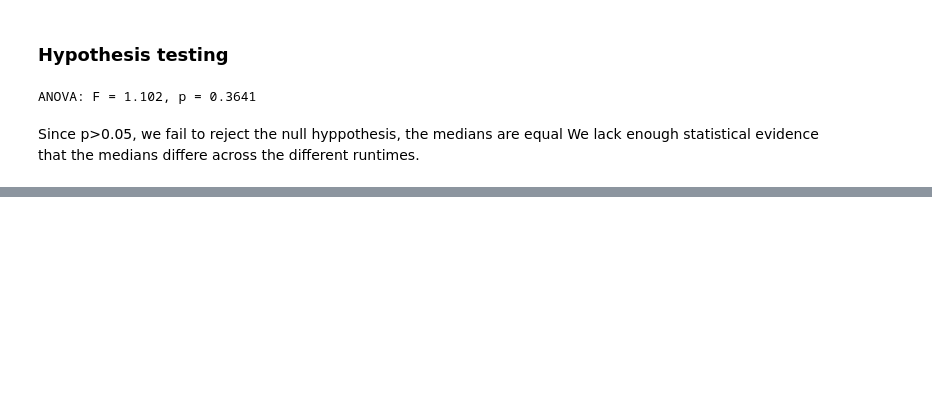
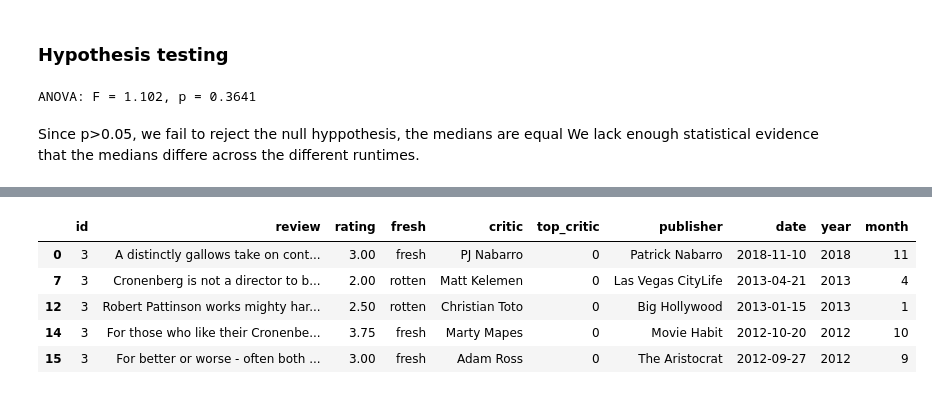
Before and after one commit to hildajerotich/GROUP-6-PHASE-2-PROJECT, a Jupyter notebook: student.ipynb, the cells around one changed output, grey strips where cells are left out. Saved outputs shown, nothing was run; the diff lists cells and outputs as text; code cells hidden in the pictures; blank space fills up the shorter version.

```diff
--- a/student.ipynb
+++ b/student.ipynb
@@ -571,0 +597,3 @@ df_rt_mov.to_csv('rt_mov_sorted.csv', index=False)
+# %%
+# Remove rows with missing or malformed data
+df_reviews = df_reviews.dropna(subset=['review', 'rating', 'critic', 'publisher'])
@@ -571,0 +630,35 @@ df_rt_mov.to_csv('rt_mov_sorted.csv', index=False)
+# %%
+import numpy as np
+
+def parse_rating(val):
+    if pd.isna(val):
+        return np.nan
+    if isinstance(val, str) and '/' in val:
+        try:
+            num, denom = val.split('/')
+            return float(num) / float(denom) * 5  # scale to 5 if needed
+        except:
+            return np.nan
+    try:
+        return float(val)
+    except:
+        return np.nan
+
+df_reviews['rating'] = df_reviews['rating'].apply(parse_rating).astype('float')
+# %%
+# convert 'date' to datetime
+df_reviews['date'] = pd.to_datetime(df_reviews['date'], errors='coerce')
+# Extract year and month into new columns
+df_reviews['year'] = df_reviews['date'].dt.year
+df_reviews['month'] = df_reviews['date'].dt.month
+# %%
+df_reviews = df_reviews.dropna()
+# %%
+df_reviews.head()
+# %% [output]
+|  | id | review | rating | fresh | critic | top_critic | publisher | date | year | month |
+| 0 | 3 | A distinctly gallows take on cont... | 3.00 | fresh | PJ Nabarro | 0 | Patrick Nabarro | 2018-11-10 | 2018 | 11 |
+| 7 | 3 | Cronenberg is not a director to b... | 2.00 | rotten | Matt Kelemen | 0 | Las Vegas CityLife | 2013-04-21 | 2013 | 4 |
+| 12 | 3 | Robert Pattinson works mighty har... | 2.50 | rotten | Christian Toto | 0 | Big Hollywood | 2013-01-15 | 2013 | 1 |
+| 14 | 3 | For those who like their Cronenbe... | 3.75 | fresh | Marty Mapes | 0 | Movie Habit | 2012-10-20 | 2012 | 10 |
+| 15 | 3 | For better or worse - often both ... | 3.00 | fresh | Adam Ross | 0 | The Aristocrat | 2012-09-27 | 2012 | 9 |
```
Also changed, not shown: parts of 20 cells of this notebook, 4 other files.
